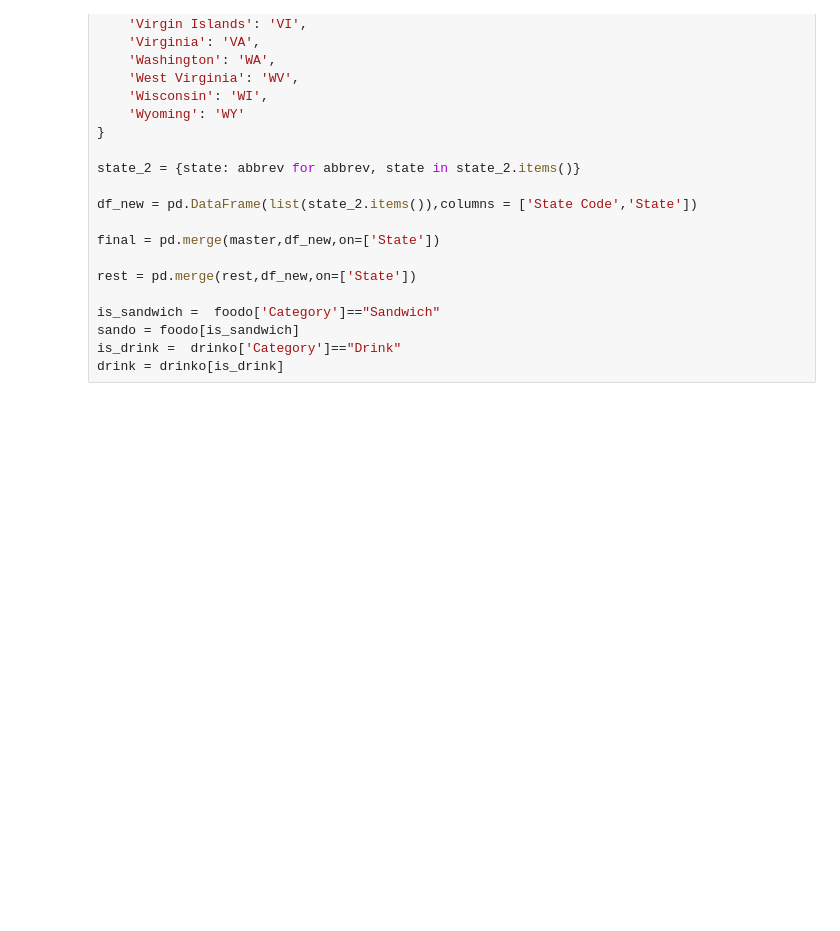
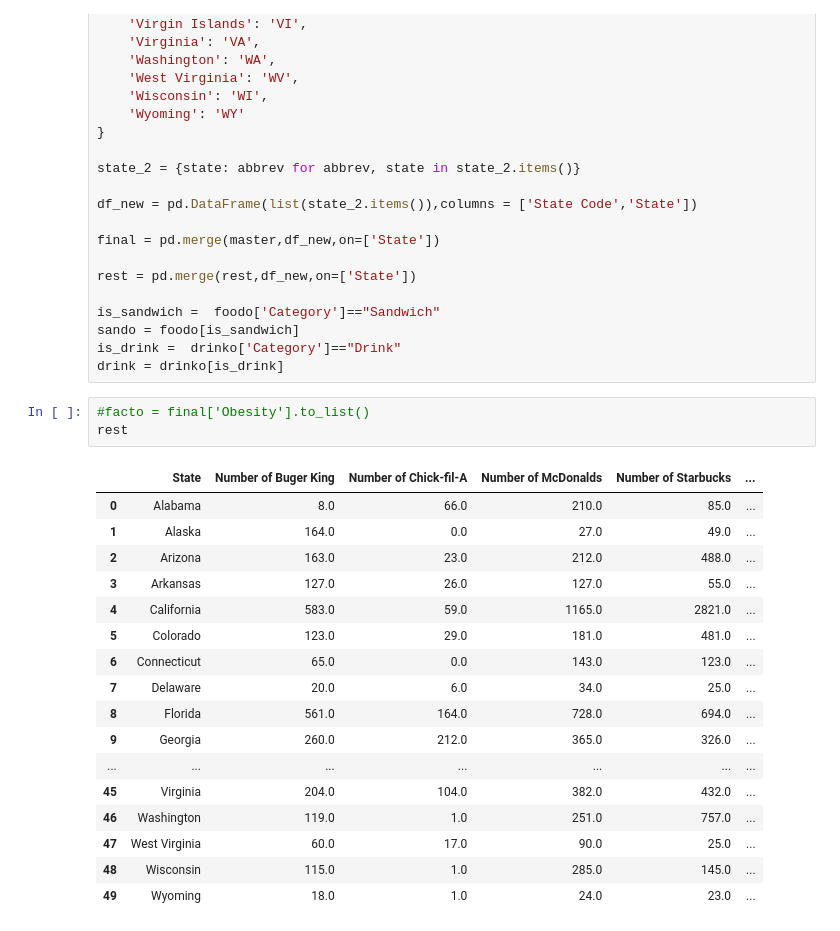
Before and after one commit to srijeev-ds/IAT, a Jupyter notebook: Code/master_v3.ipynb, the cells around one changed output. Drawn from its saved outputs; the diff is of its cells as text; blank space fills up the shorter version.

```diff
--- a/Code/master_v3.ipynb
+++ b/Code/master_v3.ipynb
@@ -123,6 +123,27 @@ is_sandwich =  foodo['Category']=="Sandwich"
 sando = foodo[is_sandwich]
 is_drink =  drinko['Category']=="Drink"
 drink = drinko[is_drink]
+# %%
+#facto = final['Obesity'].to_list()
+rest
+# %% [output]
+|  | State | Number of Buger King | Number of Chick-fil-A | Number of McDonalds | Number of Starbucks | ... |
+| 0 | Alabama | 8.0 | 66.0 | 210.0 | 85.0 | ... |
+| 1 | Alaska | 164.0 | 0.0 | 27.0 | 49.0 | ... |
+| 2 | Arizona | 163.0 | 23.0 | 212.0 | 488.0 | ... |
+| 3 | Arkansas | 127.0 | 26.0 | 127.0 | 55.0 | ... |
+| 4 | California | 583.0 | 59.0 | 1165.0 | 2821.0 | ... |
+| 5 | Colorado | 123.0 | 29.0 | 181.0 | 481.0 | ... |
+| 6 | Connecticut | 65.0 | 0.0 | 143.0 | 123.0 | ... |
+| 7 | Delaware | 20.0 | 6.0 | 34.0 | 25.0 | ... |
+| 8 | Florida | 561.0 | 164.0 | 728.0 | 694.0 | ... |
+| 9 | Georgia | 260.0 | 212.0 | 365.0 | 326.0 | ... |
+| ... | ... | ... | ... | ... | ... | ... |
+| 45 | Virginia | 204.0 | 104.0 | 382.0 | 432.0 | ... |
+| 46 | Washington | 119.0 | 1.0 | 251.0 | 757.0 | ... |
+| 47 | West Virginia | 60.0 | 17.0 | 90.0 | 25.0 | ... |
+| 48 | Wisconsin | 115.0 | 1.0 | 285.0 | 145.0 | ... |
+| 49 | Wyoming | 18.0 | 1.0 | 24.0 | 23.0 | ... |
 # %%
 # App layout
 app.layout = html.Div([
```
Also changed, not shown: parts of 2 cells of this notebook, 2 other files.
